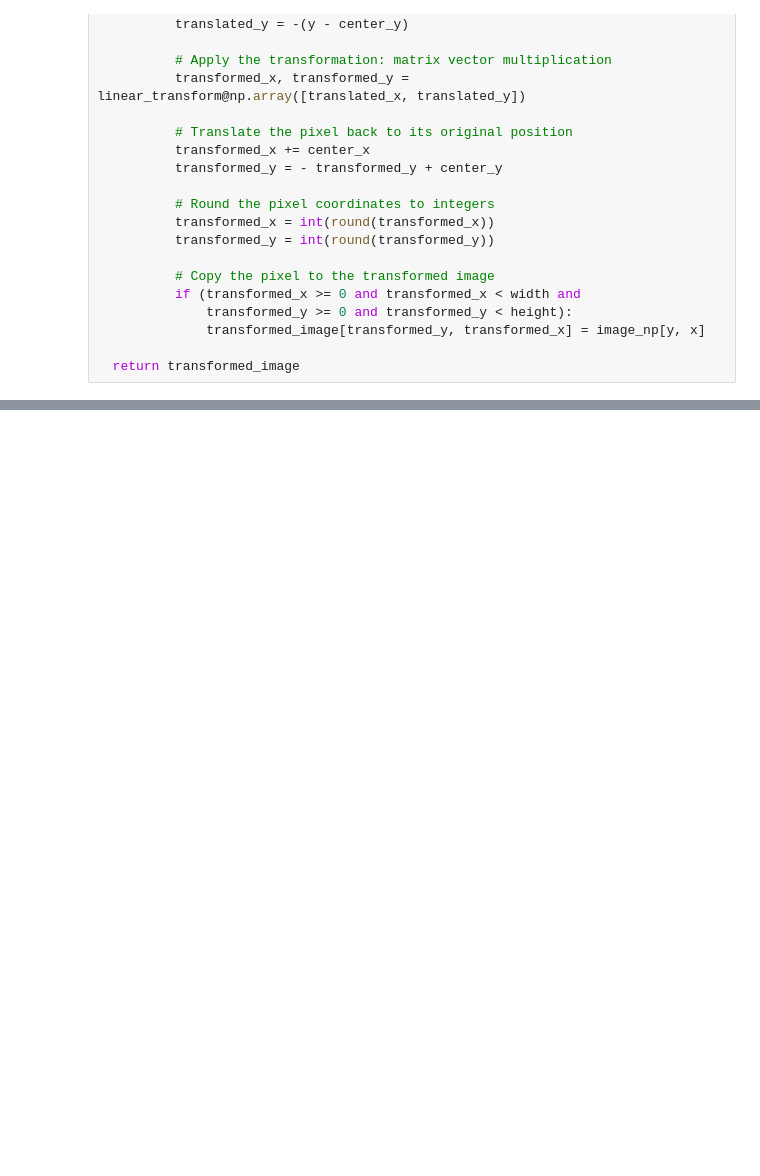
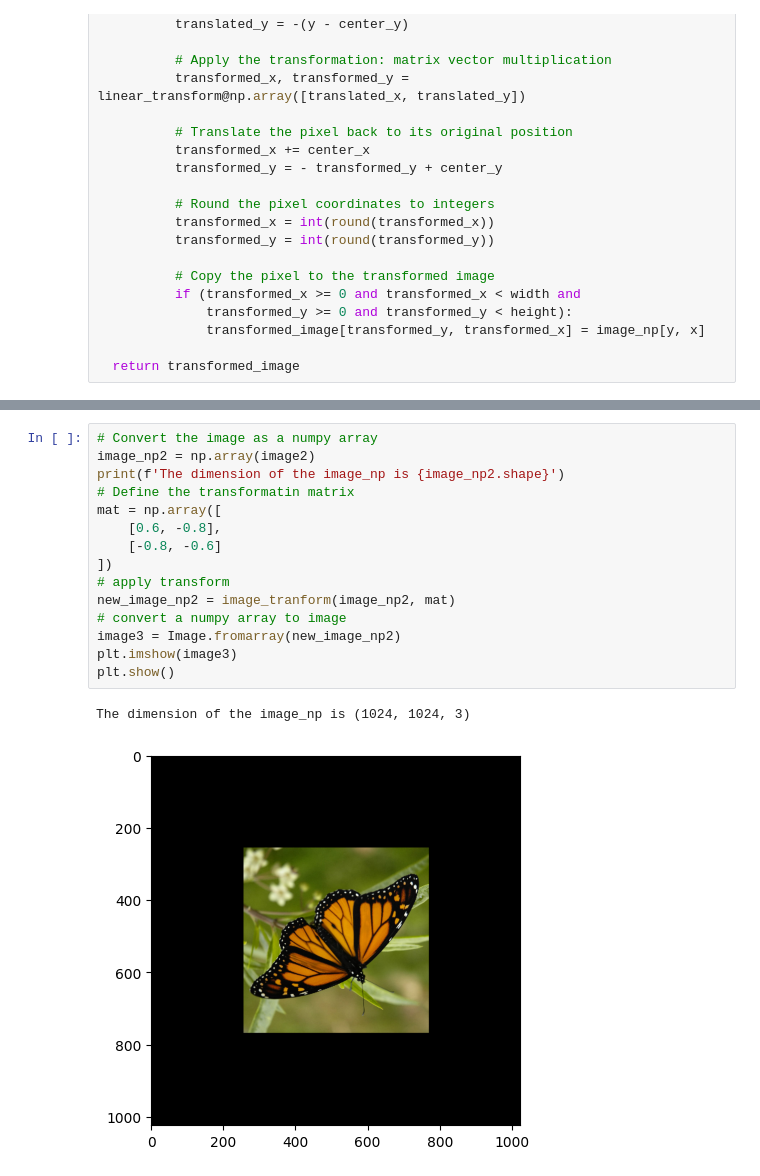
Before and after one commit to Aces22/LinearAlgB24, a Jupyter notebook: src/image_transform_pil.ipynb, the cells around one changed output, grey strips where cells are left out. Cells and saved outputs as stored; diff of their text form; blank space fills up the shorter version.

```diff
--- a/src/image_transform_pil.ipynb
+++ b/src/image_transform_pil.ipynb
@@ -82,0 +101,18 @@ The dimension of the image_np is (1024, 1024, 3)
+# %%
+# Convert the image as a numpy array
+image_np2 = np.array(image2)
+print(f'The dimension of the image_np is {image_np2.shape}')
+# Define the transformatin matrix
+mat = np.array([
+    [0.6, -0.8],
+    [-0.8, -0.6]
+])
+# apply transform
+new_image_np2 = image_tranform(image_np2, mat)
+# convert a numpy array to image
+image3 = Image.fromarray(new_image_np2)
+plt.imshow(image3)
+plt.show()
+# %% [output]
+The dimension of the image_np is (1024, 1024, 3)
+[figure, added]
```
Also changed, not shown: parts of 6 cells of this notebook.
